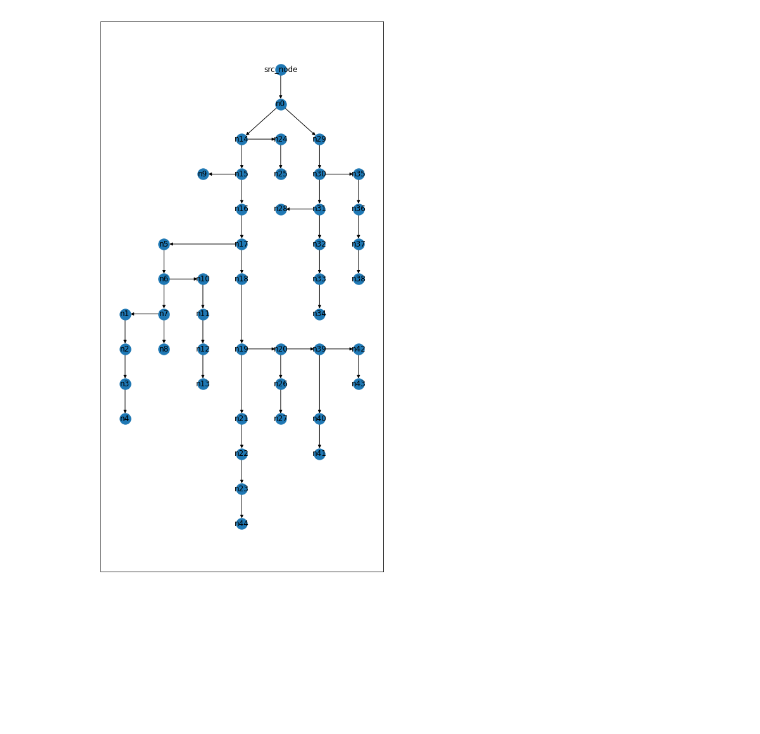
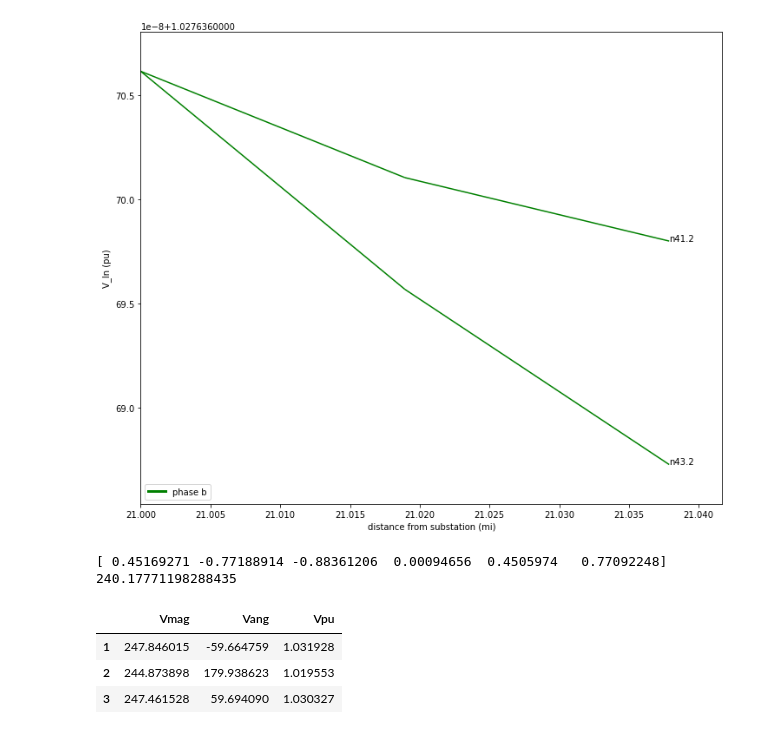
Before and after one commit to spenceregan/ECEN5437-Proj1, a Jupyter notebook: scripts/Proj1.ipynb, the cells around one changed output. Cells and saved outputs as stored; diff of their text form; code cells hidden in the pictures; blank space fills up the shorter version.

```diff
--- a/scripts/Proj1.ipynb
+++ b/scripts/Proj1.ipynb
@@ -34,8 +32,31 @@ DN.plot_bus_voltages()
 [figure]
-# %%
-import matplotlib.pyplot as plt
-
-plt.figure(figsize=(8,16))
-nx.draw_networkx(DN, pos=DN.nodes(data='coords'), with_labels=TRUE, arrows=None)
-# %% [output]
-[figure, removed]
+# %%
+DN.plot_bus_voltages('n39')
+# %% [output]
+[figure, added]
+# %%
+import pandas as pd
+import numpy as np
+
+bus = 'n24'
+dss.Circuit.SetActiveBus(bus)
+voltage = np.array(dss.Bus.VMagAngle())
+voltage = voltage.reshape(int(voltage.size/2),2)
+vpu = np.array(dss.Bus.PuVoltage())
+print(vpu)
+terms = DN.nodes[bus]['hot_terminals']
+vbase = DN.nodes[bus]['Vln_base']
+print(vbase)
+bus_voltage = pd.DataFrame({
+                            'Vmag': voltage[:,0],
+                            'Vang': voltage[:, 1],
+                            'Vpu': (1/(vbase))*voltage[:,0]
+                            }, index=terms)
+bus_voltage
+# %% [output]
+[ 0.45169271 -0.77188914 -0.88361206  0.00094656  0.4505974   0.77092248]
+240.17771198288435
+|  | Vmag | Vang | Vpu |
+| 1 | 247.846015 | -59.664759 | 1.031928 |
+| 2 | 244.873898 | 179.938623 | 1.019553 |
+| 3 | 247.461528 | 59.694090 | 1.030327 |
```
Also changed, not shown: parts of 2 cells of this notebook, 2 other files.
